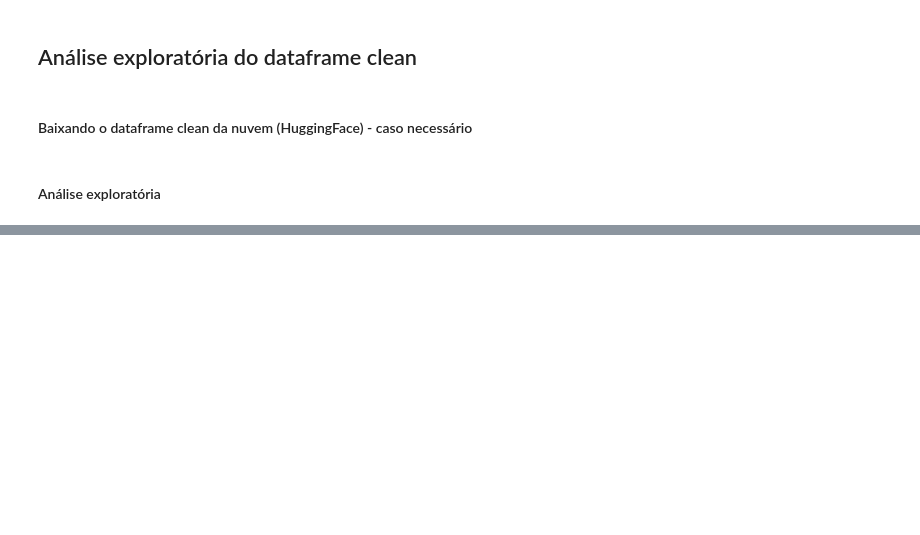
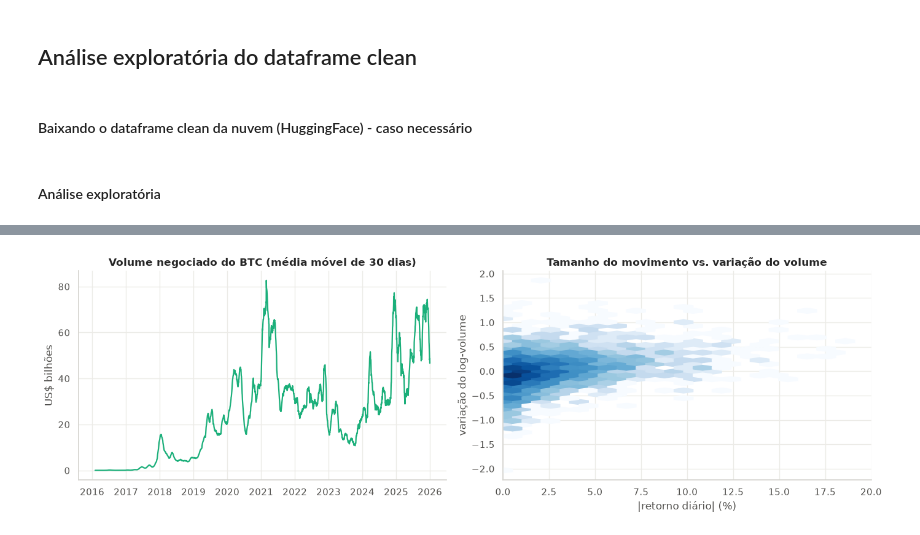
Before and after one commit to Fugant1/MADES, a Jupyter notebook: MADES/sources/notebooks/struc_data.ipynb, the cells around one changed output, grey strips where cells are left out. Saved outputs shown, nothing was run; the diff lists cells and outputs as text; code cells hidden in the pictures; blank space fills up the shorter version.

```diff
--- a/MADES/sources/notebooks/struc_data.ipynb
+++ b/MADES/sources/notebooks/struc_data.ipynb
@@ -223,0 +424,17 @@ Download concluído! Dimensões do dataset: (3650, 45)
+# %%
+vol = df["BTC_Volume"]
+fig, axes = plt.subplots(1, 2, figsize=(14, 4.5))
+axes[0].plot(vol.index, vol.rolling(30).mean() / 1e9, color=C[2])
+axes[0].set_title("Volume negociado do BTC (média móvel de 30 dias)")
+axes[0].set_ylabel("US$ bilhões")
+
+dlogvol = np.log(vol).diff().dropna()
+axes[1].hexbin(r.abs() * 100, dlogvol.loc[r.index], gridsize=45, cmap="Blues", mincnt=1, bins="log")
+axes[1].set_xlim(0, 20)
+axes[1].set_xlabel("|retorno diário| (%)")
+axes[1].set_ylabel("variação do log-volume")
+axes[1].set_title("Tamanho do movimento vs. variação do volume")
+plt.tight_layout()
+plt.show()
+# %% [output]
+[figure, added]
```
Also changed, not shown: parts of 53 cells of this notebook, 1 other file.
